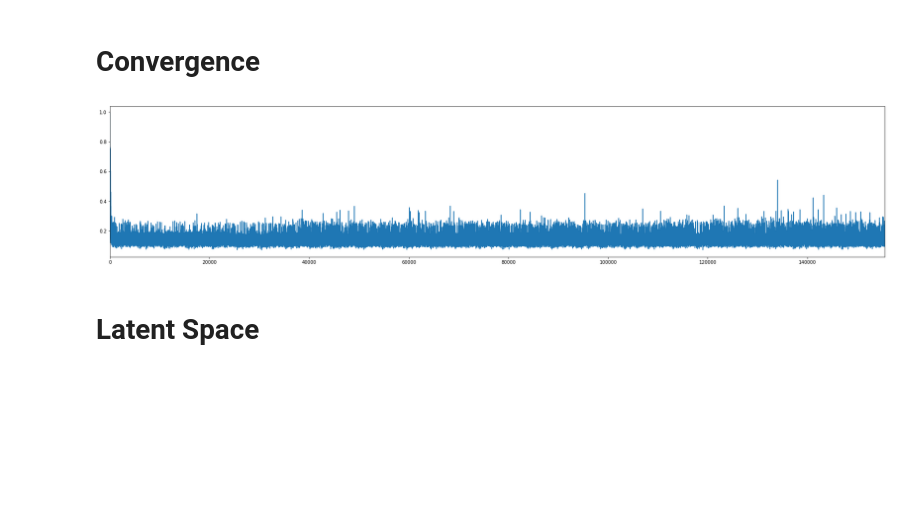
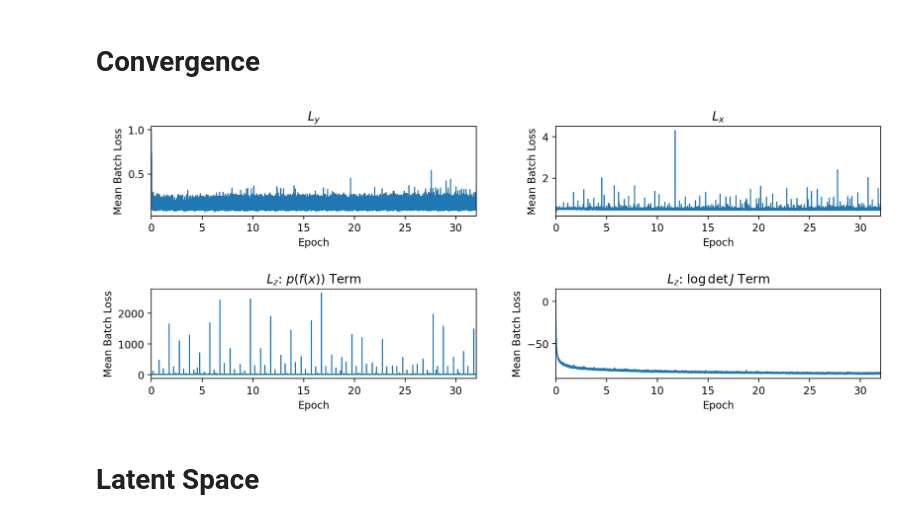
Before and after one commit to psaegert/AML-Final, a Jupyter notebook: models/INN/extra_INN.ipynb, the cells around one changed output. Cells and saved outputs as stored; diff of their text form; code cells hidden in the pictures; blank space fills up the shorter version.

```diff
--- a/models/INN/extra_INN.ipynb
+++ b/models/INN/extra_INN.ipynb
@@ -205,13 +201,23 @@ for i_batch in tqdm(range(n_batches + 1)):
 del X_train_scaled_cuda
 # %% [markdown]
 # Convergence
-# %%
-fig, ax = plt.subplots(1, 1, figsize=(30, 6))
-
-ax.plot(np.array(loss_history['bce'])/10);
-ax.set_xlim(0, len(loss_history['bce']));
-# %% [output]
-[figure, removed]
+# %%
+fig, axes = plt.subplots(2, 2, figsize=(16/1.5, 6/1.5), dpi=200)
+fig.tight_layout(h_pad=5, w_pad=4)
+
+x_range = np.arange(len(loss_history['bce'])) * 512 / len(X_train)
+
+axes[0, 0].plot(x_range, np.array(loss_history['bce']) / loss_weights['bce_factor'], linewidth=1); axes[0, 0].set_title(r'$L_{y}$')
+axes[0, 1].plot(x_range, np.array(loss_history['rcst']) / loss_weights['rcst_factor'], linewidth=1); axes[0, 1].set_title(r'$L_{x}$')
+axes[1, 0].plot(x_range, np.array(loss_history['dvg']) / loss_weights['dvg_factor'], linewidth=1); axes[1, 0].set_title(r'$L_{z}$: $p(f(x))$ Term')
+axes[1, 1].plot(x_range, np.array(loss_history['logdet']) / loss_weights['logdet_factor'], linewidth=1); axes[1, 1].set_title(r'$L_{z}$: $\log \det J$ Term')
+
+for i in range(2):
+    for j in range(2):
+        axes[i, j].set_xlim(0, x_range.max());
+        axes[i, j].set_xlabel('Epoch'); axes[i, j].set_ylabel('Mean Batch Loss')
+# %% [output]
+[figure, added]
 # %% [markdown]
 # Latent Space
 # %% [markdown]
```
Also changed, not shown: parts of 15 cells of this notebook.
